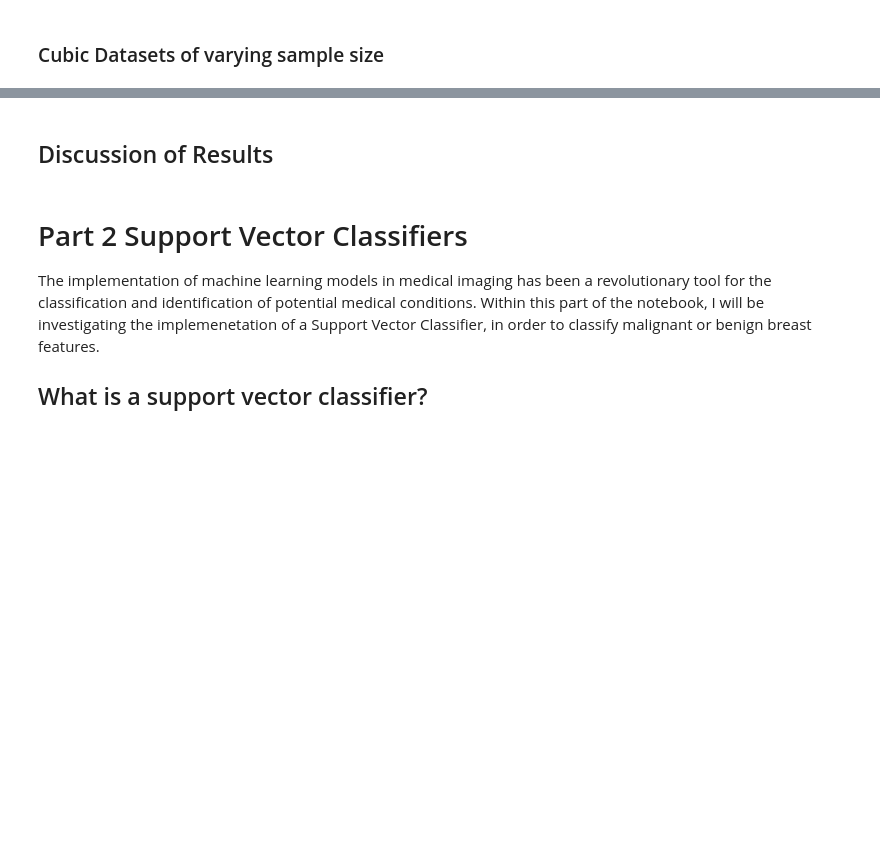
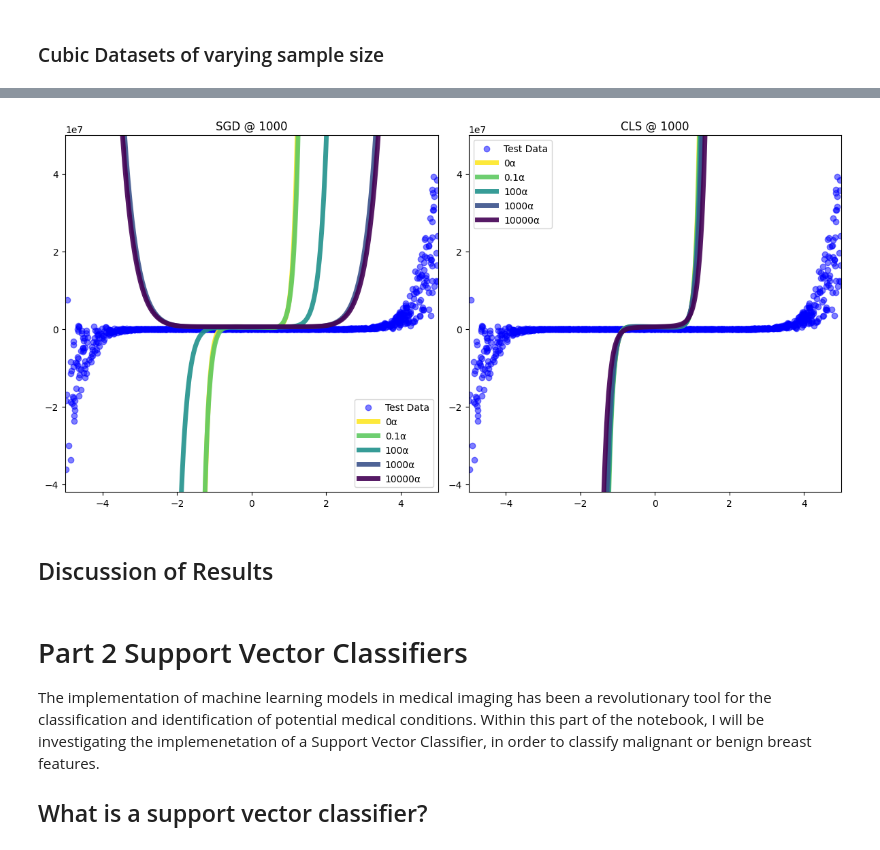
Before and after one commit to Martin-EvansUWA/ML-Project-1, a Jupyter notebook: 23621647.ipynb, the cells around one changed output, grey strips where cells are left out. Saved outputs shown, nothing was run; the diff lists cells and outputs as text; code cells hidden in the pictures; blank space fills up the shorter version.

```diff
--- a/23621647.ipynb
+++ b/23621647.ipynb
@@ -496,3 +463,27 @@ plot_sidebyside(sgd_results, cls_results, test_alphas, x_test, y_test, y_train,
+# %%
+# Higher degree polynomial dataset testing
+sample_size = 5000
+degree = 11
+x, y = generate_polynomial_dataset(degree,sample_size)
+x_train, x_test, y_train, y_test = get_split(x,y)
+x_train_poly = get_split_poly(x_train, degree)
+x_test_poly = get_split_poly(x_test, degree)
+
+
+x_train_poly = StandardScaler().fit_transform(x_train_poly)
+x_test_poly = StandardScaler().fit_transform(x_test_poly)
+
+x_train_poly.shape, x_test_poly.shape, y_train.shape, y_test.shape
+
+sgd_results = []
+cls_results = []
+for alpha in test_alphas:
+        sgd_results.append(get_sgd_results(alpha,x_train_poly, y_train))
+        cls_results.append(get_cls_results(alpha,x_train_poly, y_train))
+
+plot_sidebyside(sgd_results, cls_results, test_alphas, x_test, y_test, y_train, 1000)
+# %% [output]
+[figure, added]
 # %% [markdown]
 ## Discussion of Results
 # %% [markdown]
```
Also changed, not shown: parts of 16 cells of this notebook.
